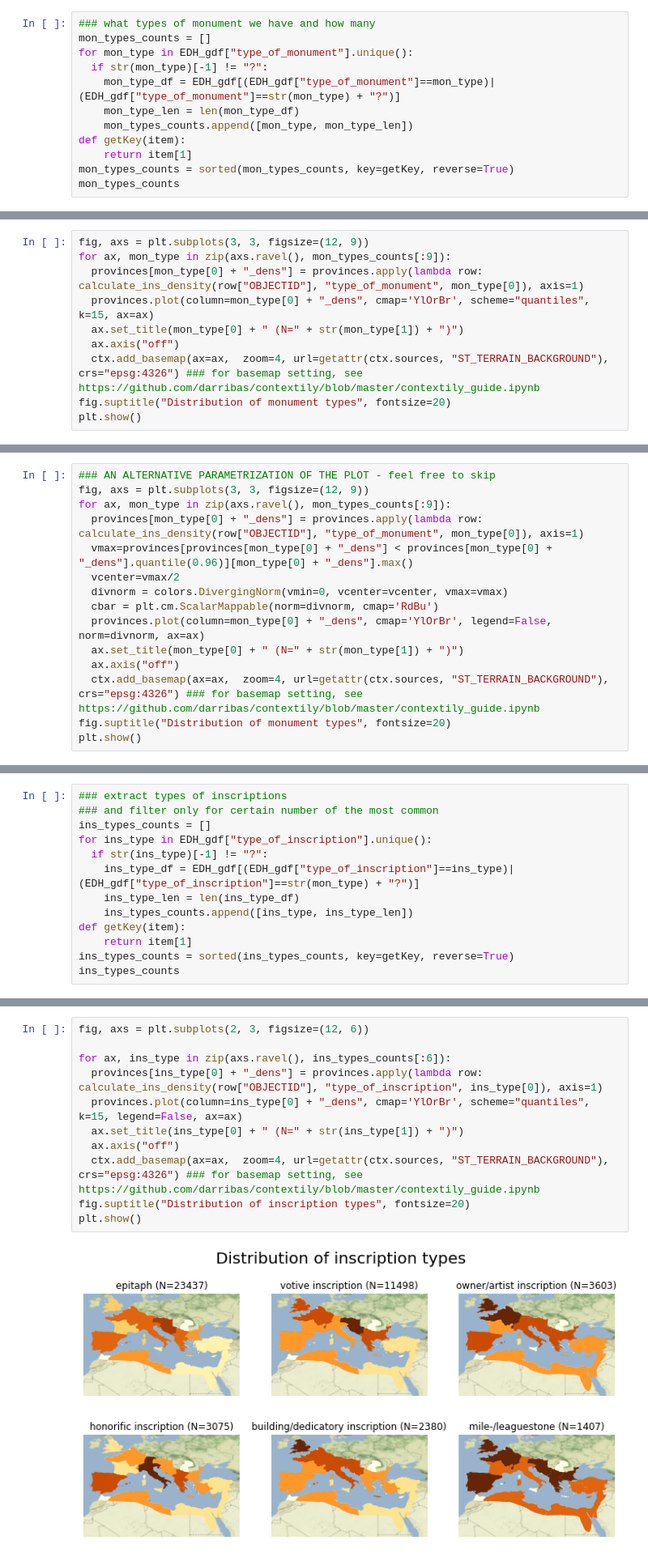
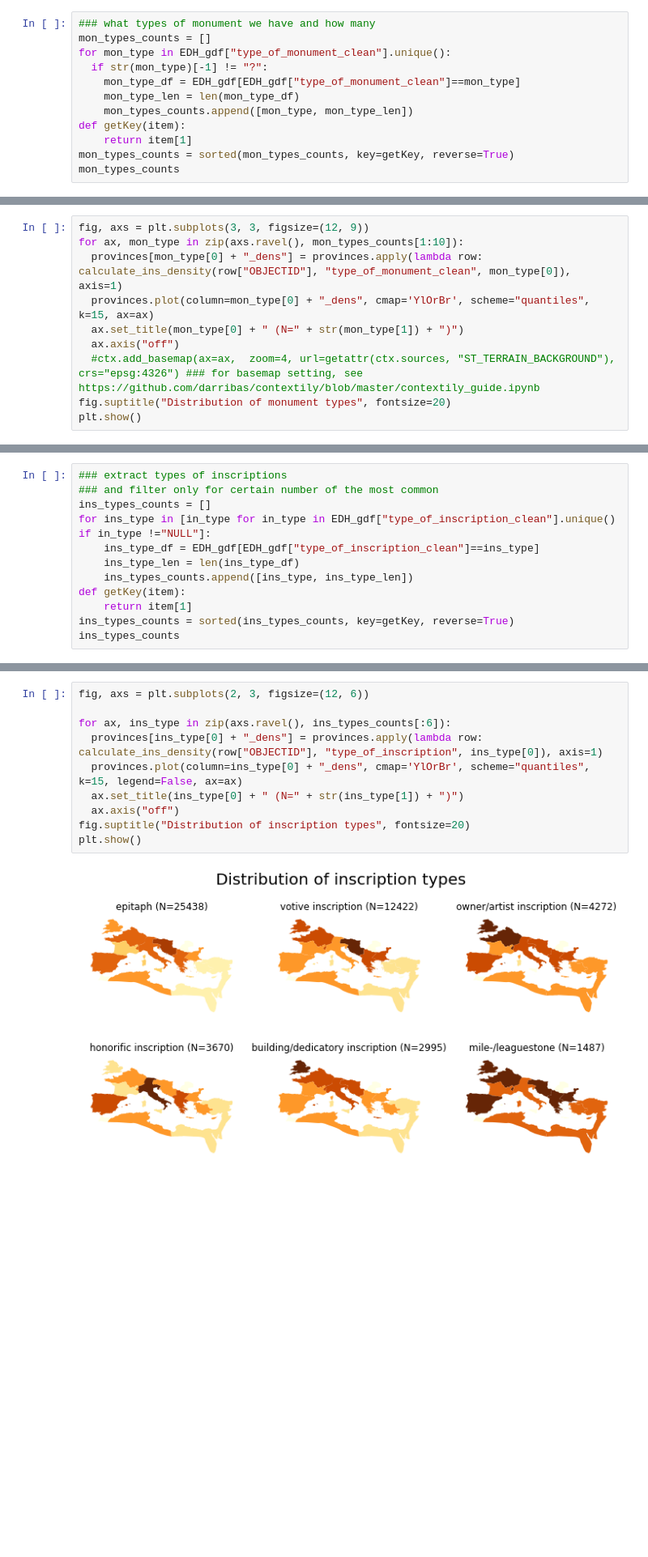
Before and after one commit to sdam-au/EDH_exploration, a Jupyter notebook: scripts/py_SPATIAL_ANALYSIS.ipynb, the cells around one changed output, grey strips where cells are left out. Shown: that part at 81% size. Saved outputs shown, nothing was run; the diff lists cells and outputs as text; blank space fills up the shorter version.

```diff
--- a/scripts/py_SPATIAL_ANALYSIS.ipynb
+++ b/scripts/py_SPATIAL_ANALYSIS.ipynb
@@ -287,9 +325,9 @@ ctx.add_basemap(ax=ax,  zoom=4, url=getattr(ctx.sources, "ST_TERRAIN_BACKGROUND"
 # %%
 ### what types of monument we have and how many
 mon_types_counts = []
-for mon_type in EDH_gdf["type_of_monument"].unique():
+for mon_type in EDH_gdf["type_of_monument_clean"].unique():
   if str(mon_type)[-1] != "?":
-    mon_type_df = EDH_gdf[(EDH_gdf["type_of_monument"]==mon_type)|(EDH_gdf["type_of_monument"]==str(mon_type) + "?")]
+    mon_type_df = EDH_gdf[EDH_gdf["type_of_monument_clean"]==mon_type]
     mon_type_len = len(mon_type_df)
     mon_types_counts.append([mon_type, mon_type_len])
 def getKey(item):
@@ -330,11 +368,11 @@ mon_types_counts[:9]
 # %%
 fig, axs = plt.subplots(3, 3, figsize=(12, 9))
-for ax, mon_type in zip(axs.ravel(), mon_types_counts[:9]):
-  provinces[mon_type[0] + "_dens"] = provinces.apply(lambda row: calculate_ins_density(row["OBJECTID"], "type_of_monument", mon_type[0]), axis=1)
+for ax, mon_type in zip(axs.ravel(), mon_types_counts[1:10]):
+  provinces[mon_type[0] + "_dens"] = provinces.apply(lambda row: calculate_ins_density(row["OBJECTID"], "type_of_monument_clean", mon_type[0]), axis=1)
   provinces.plot(column=mon_type[0] + "_dens", cmap='YlOrBr', scheme="quantiles", k=15, ax=ax)
   ax.set_title(mon_type[0] + " (N=" + str(mon_type[1]) + ")")
   ax.axis("off")
-  ctx.add_basemap(ax=ax,  zoom=4, url=getattr(ctx.sources, "ST_TERRAIN_BACKGROUND"), crs="epsg:4326") ### for basemap setting, see https://github.com/darribas/contextily/blob/master/contextily_guide.ipynb
+  #ctx.add_basemap(ax=ax,  zoom=4, url=getattr(ctx.sources, "ST_TERRAIN_BACKGROUND"), crs="epsg:4326") ### for basemap setting, see https://github.com/darribas/contextily/blob/master/contextily_guide.ipynb
 fig.suptitle("Distribution of monument types", fontsize=20)
 plt.show()
 # %% [output]
@@ -346,15 +379,0 @@ files.download("temp.png")
-# %%
-### AN ALTERNATIVE PARAMETRIZATION OF THE PLOT - feel free to skip
-fig, axs = plt.subplots(3, 3, figsize=(12, 9))
-for ax, mon_type in zip(axs.ravel(), mon_types_counts[:9]):
-  provinces[mon_type[0] + "_dens"] = provinces.apply(lambda row: calculate_ins_density(row["OBJECTID"], "type_of_monument", mon_type[0]), axis=1)
-  vmax=provinces[provinces[mon_type[0] + "_dens"] < provinces[mon_type[0] + "_dens"].quantile(0.96)][mon_type[0] + "_dens"].max()
-  vcenter=vmax/2
-  divnorm = colors.DivergingNorm(vmin=0, vcenter=vcenter, vmax=vmax)
-  cbar = plt.cm.ScalarMappable(norm=divnorm, cmap='RdBu')
-  provinces.plot(column=mon_type[0] + "_dens", cmap='YlOrBr', legend=False, norm=divnorm, ax=ax)
-  ax.set_title(mon_type[0] + " (N=" + str(mon_type[1]) + ")")
-  ax.axis("off")
-  ctx.add_basemap(ax=ax,  zoom=4, url=getattr(ctx.sources, "ST_TERRAIN_BACKGROUND"), crs="epsg:4326") ### for basemap setting, see https://github.com/darribas/contextily/blob/master/contextily_guide.ipynb
-fig.suptitle("Distribution of monument types", fontsize=20)
-plt.show()
@@ -364,9 +387,8 @@ plt.show()
 ### extract types of inscriptions
 ### and filter only for certain number of the most common
 ins_types_counts = []
-for ins_type in EDH_gdf["type_of_inscription"].unique():
-  if str(ins_type)[-1] != "?":
-    ins_type_df = EDH_gdf[(EDH_gdf["type_of_inscription"]==ins_type)|(EDH_gdf["type_of_inscription"]==str(mon_type) + "?")]
+for ins_type in [in_type for in_type in EDH_gdf["type_of_inscription_clean"].unique() if in_type !="NULL"]:
+    ins_type_df = EDH_gdf[EDH_gdf["type_of_inscription_clean"]==ins_type]
     ins_type_len = len(ins_type_df)
     ins_types_counts.append([ins_type, ins_type_len])
 def getKey(item):
@@ -394,13 +416,12 @@ ins_types_counts
 # %%
 fig, axs = plt.subplots(2, 3, figsize=(12, 6))
 
 for ax, ins_type in zip(axs.ravel(), ins_types_counts[:6]):
   provinces[ins_type[0] + "_dens"] = provinces.apply(lambda row: calculate_ins_density(row["OBJECTID"], "type_of_inscription", ins_type[0]), axis=1)
   provinces.plot(column=ins_type[0] + "_dens", cmap='YlOrBr', scheme="quantiles", k=15, legend=False, ax=ax)
   ax.set_title(ins_type[0] + " (N=" + str(ins_type[1]) + ")")
   ax.axis("off")
-  ctx.add_basemap(ax=ax,  zoom=4, url=getattr(ctx.sources, "ST_TERRAIN_BACKGROUND"), crs="epsg:4326") ### for basemap setting, see https://github.com/darribas/contextily/blob/master/contextily_guide.ipynb
 fig.suptitle("Distribution of inscription types", fontsize=20)
 plt.show()
 # %% [output]
-[figure, old version]
+[figure, new version]
```
Also changed, not shown: parts of 27 cells of this notebook.
